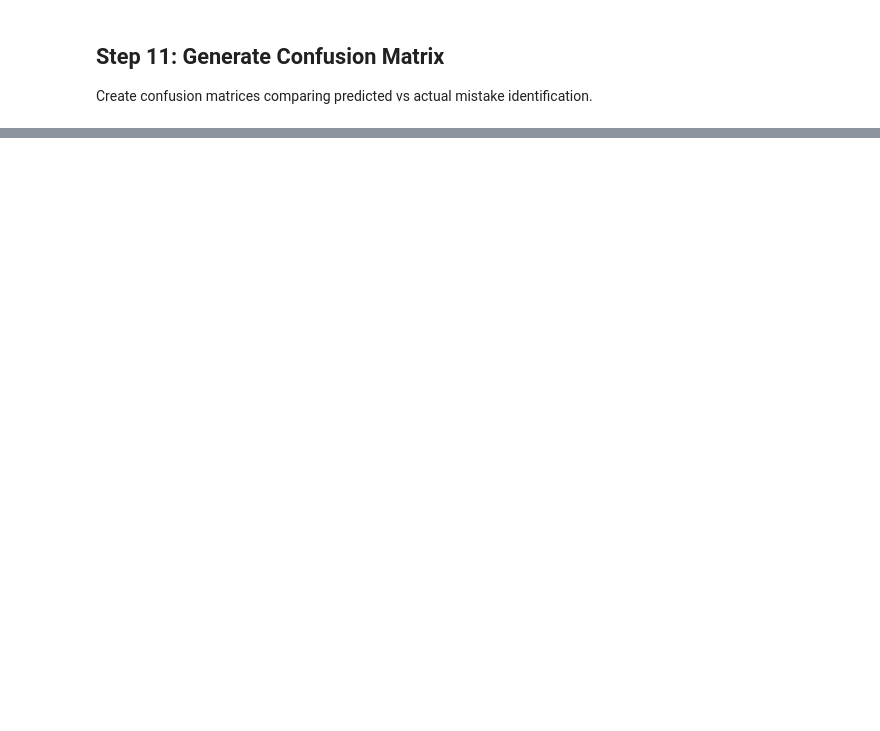
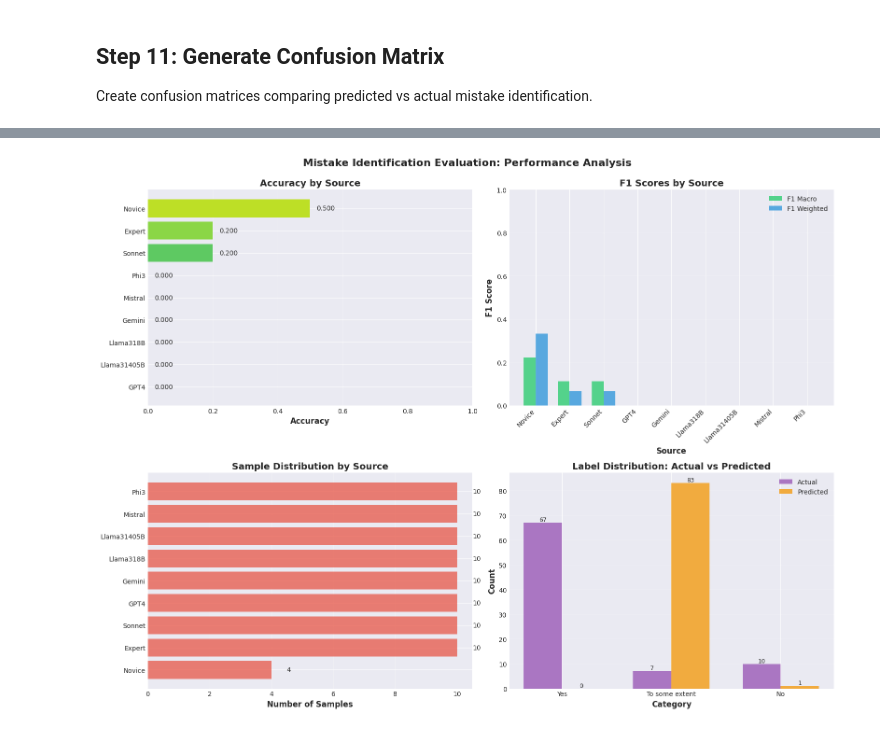
Before and after one commit to devendew/pedagogical-assessment, a Jupyter notebook: devendra/mistake_identification/llm_approach/mistake_llm.ipynb, the cells around one changed output, grey strips where cells are left out. Drawn from its saved outputs; the diff is of its cells as text; code cells hidden in the pictures; blank space fills up the shorter version.

```diff
--- a/devendra/mistake_identification/llm_approach/mistake_llm.ipynb
+++ b/devendra/mistake_identification/llm_approach/mistake_llm.ipynb
@@ -536,0 +937,90 @@ Create confusion matrices comparing predicted vs actual mistake identification.
+# %%
+# Create comprehensive performance visualization
+fig, axes = plt.subplots(2, 2, figsize=(16, 12))
+
+# 1. Accuracy by Source
+ax1 = axes[0, 0]
+metrics_df_sorted = metrics_df.sort_values('Accuracy', ascending=True)
+colors = plt.cm.viridis(np.linspace(0.3, 0.9, len(metrics_df_sorted)))
+bars1 = ax1.barh(metrics_df_sorted['Source'], metrics_df_sorted['Accuracy'], color=colors)
+ax1.set_xlabel('Accuracy', fontsize=12, fontweight='bold')
+ax1.set_title('Accuracy by Source', fontsize=14, fontweight='bold')
+ax1.set_xlim(0, 1.0)
+ax1.grid(axis='x', alpha=0.3)
+
+# Add value labels
+for i, bar in enumerate(bars1):
+    width = bar.get_width()
+    ax1.text(width + 0.02, bar.get_y() + bar.get_height()/2,
+             f'{width:.3f}',
+             ha='left', va='center', fontsize=10)
+
+# 2. F1 Scores Comparison
+ax2 = axes[0, 1]
+x = np.arange(len(metrics_df))
+width = 0.35
+bars2_1 = ax2.bar(x - width/2, metrics_df['F1_Macro'], width,
+                   label='F1 Macro', color='#2ecc71', alpha=0.8)
+bars2_2 = ax2.bar(x + width/2, metrics_df['F1_Weighted'], width,
+                   label='F1 Weighted', color='#3498db', alpha=0.8)
+ax2.set_xlabel('Source', fontsize=12, fontweight='bold')
+ax2.set_ylabel('F1 Score', fontsize=12, fontweight='bold')
+ax2.set_title('F1 Scores by Source', fontsize=14, fontweight='bold')
+ax2.set_xticks(x)
+ax2.set_xticklabels(metrics_df['Source'], rotation=45, ha='right')
+ax2.legend()
+ax2.grid(axis='y', alpha=0.3)
+ax2.set_ylim(0, 1.0)
+
+# 3. Sample Distribution
+ax3 = axes[1, 0]
+sample_counts = metrics_df.sort_values('Samples', ascending=True)
+bars3 = ax3.barh(sample_counts['Source'], sample_counts['Samples'],
+                 color='#e74c3c', alpha=0.7)
+ax3.set_xlabel('Number of Samples', fontsize=12, fontweight='bold')
+ax3.set_title('Sample Distribution by Source', fontsize=14, fontweight='bold')
+ax3.grid(axis='x', alpha=0.3)
+
+# Add value labels
+for bar in bars3:
+    width = bar.get_width()
+    ax3.text(width + 0.5, bar.get_y() + bar.get_height()/2,
+             f'{int(width)}',
+             ha='left', va='center', fontsize=10)
+
+# 4. Label Distribution Comparison
+ax4 = axes[1, 1]
+label_dist_actual = analysis_df['actual'].value_counts()[label_order]
+label_dist_pred = analysis_df['predicted'].value_counts().reindex(label_order, fill_value=0)
+
+x = np.arange(len(label_order))
+width = 0.35
+bars4_1 = ax4.bar(x - width/2, label_dist_actual, width,
+                   label='Actual', color='#9b59b6', alpha=0.8)
+bars4_2 = ax4.bar(x + width/2, label_dist_pred, width,
+                   label='Predicted', color='#f39c12', alpha=0.8)
+ax4.set_xlabel('Category', fontsize=12, fontweight='bold')
+ax4.set_ylabel('Count', fontsize=12, fontweight='bold')
+ax4.set_title('Label Distribution: Actual vs Predicted', fontsize=14, fontweight='bold')
+ax4.set_xticks(x)
+ax4.set_xticklabels(label_order)
+ax4.legend()
+ax4.grid(axis='y', alpha=0.3)
+
+# Add value labels
+for bars in [bars4_1, bars4_2]:
+    for bar in bars:
+        height = bar.get_height()
+        ax4.text(bar.get_x() + bar.get_width()/2, height,
+                f'{int(height)}',
+                ha='center', va='bottom', fontsize=9)
+
+plt.suptitle('Mistake Identification Evaluation: Performance Analysis',
+             fontsize=16, fontweight='bold', y=0.995)
+plt.tight_layout()
+
+save_path = os.path.join(OUTPUT_DIR, 'performance_analysis.png')
+plt.savefig(save_path, dpi=300, bbox_inches='tight')
+print(f"Saved performance analysis to: {save_path}")
+plt.show()
+# %% [output]
@@ -536,0 +1028 @@ Create confusion matrices comparing predicted vs actual mistake identification.
+[figure, added]
```
Also changed, not shown: parts of 24 cells of this notebook, 14 other files.
